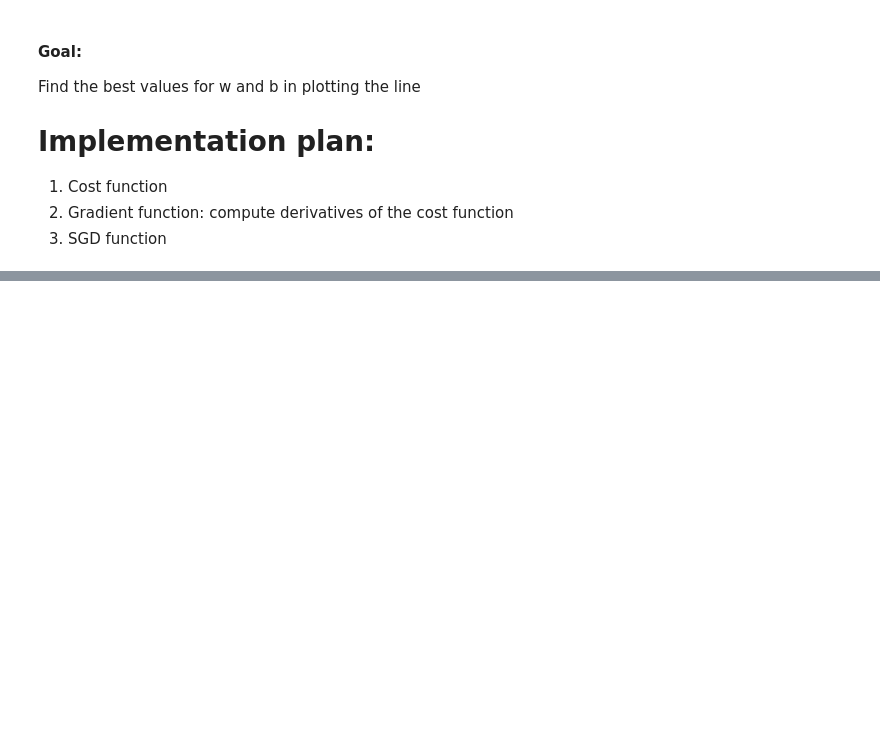
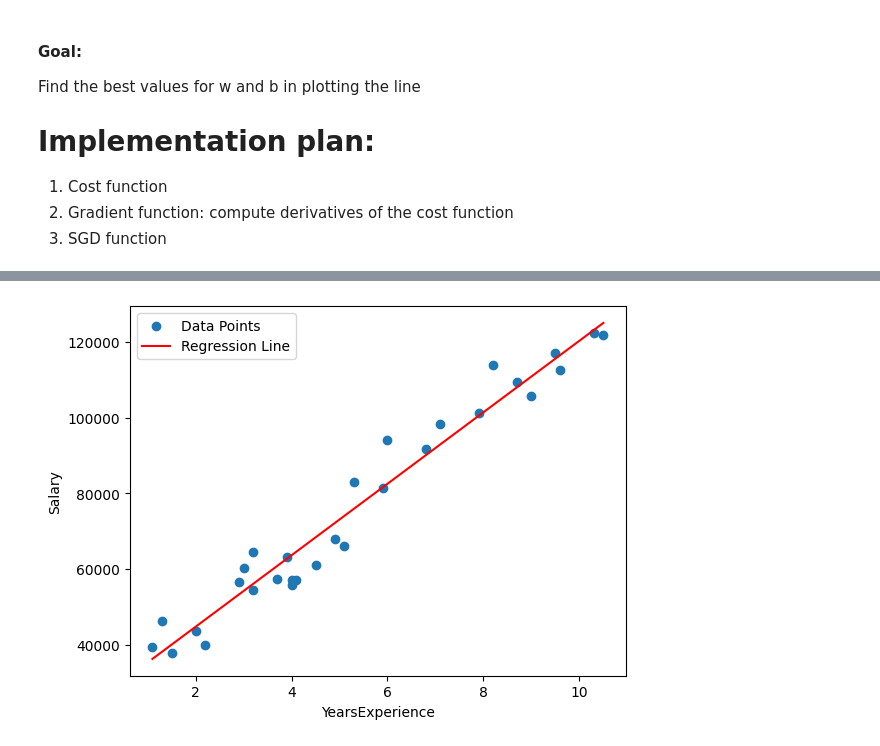
Before and after one commit to controlplusn/machine-learning, a Jupyter notebook: linear-regression-model.ipynb, the cells around one changed output, grey strips where cells are left out. Cells and saved outputs as stored; diff of their text form; code cells hidden in the pictures; blank space fills up the shorter version.

Commit message:
Display final values of w and b which are the minimum cost for plotting the lines

```diff
--- a/linear-regression-model.ipynb
+++ b/linear-regression-model.ipynb
@@ -59,6 +59,14 @@ def sgd(x, y, alpha, iterations):
         dc_dw, dc_db = gradient_function(x, y, w, b)
 
         w = w - alpha * dc_dw
-        b = w - alpha * dc_db
+        b = b - alpha * dc_db
 
         print(f"Iteration {i}: Cost {cost_function(x, y, w, b)}")
+
+    return w, b
+# %%
+learning_rate = 0.01
+iterations = 10000
+
+final_w, final_b = sgd(x_train, y_train, learning_rate, iterations)
+print(f"Final w: {final_w:.4f}, Final b: {final_b:.4f}")
@@ -64,0 +91,13 @@ def sgd(x, y, alpha, iterations):
+# %%
+plt.scatter(x_train, y_train, label='Data Points')
+
+x_vals = np.linspace(min(x_train), max(x_train), 100)
+y_vals = final_w * x_vals + final_b
+plt.plot(x_vals, y_vals, color="red", label="Regression Line")
+
+plt.xlabel("YearsExperience")
+plt.ylabel("Salary")
+plt.legend()
+plt.show()
+# %% [output]
+[figure, added]
```
Also changed, not shown: parts of 2 cells of this notebook.
